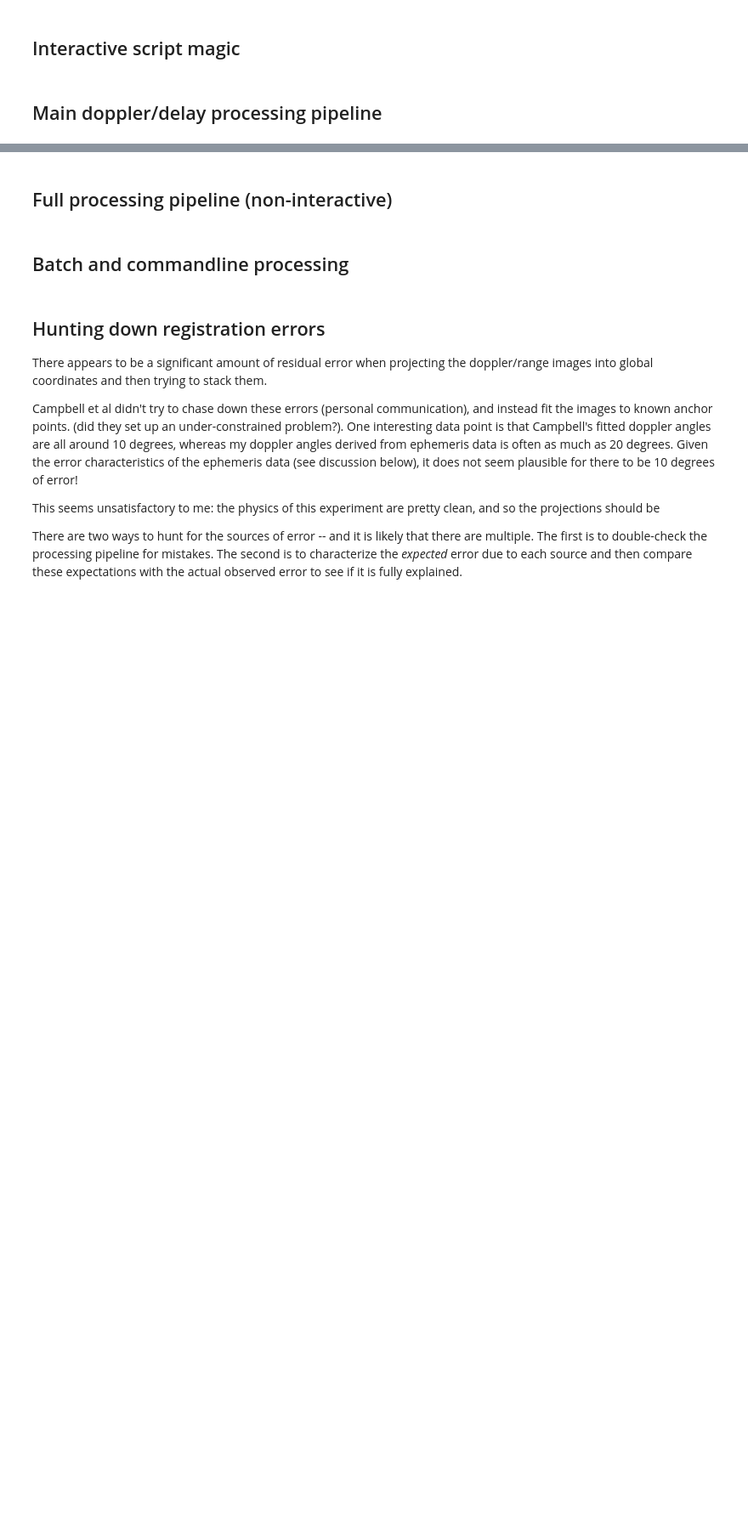
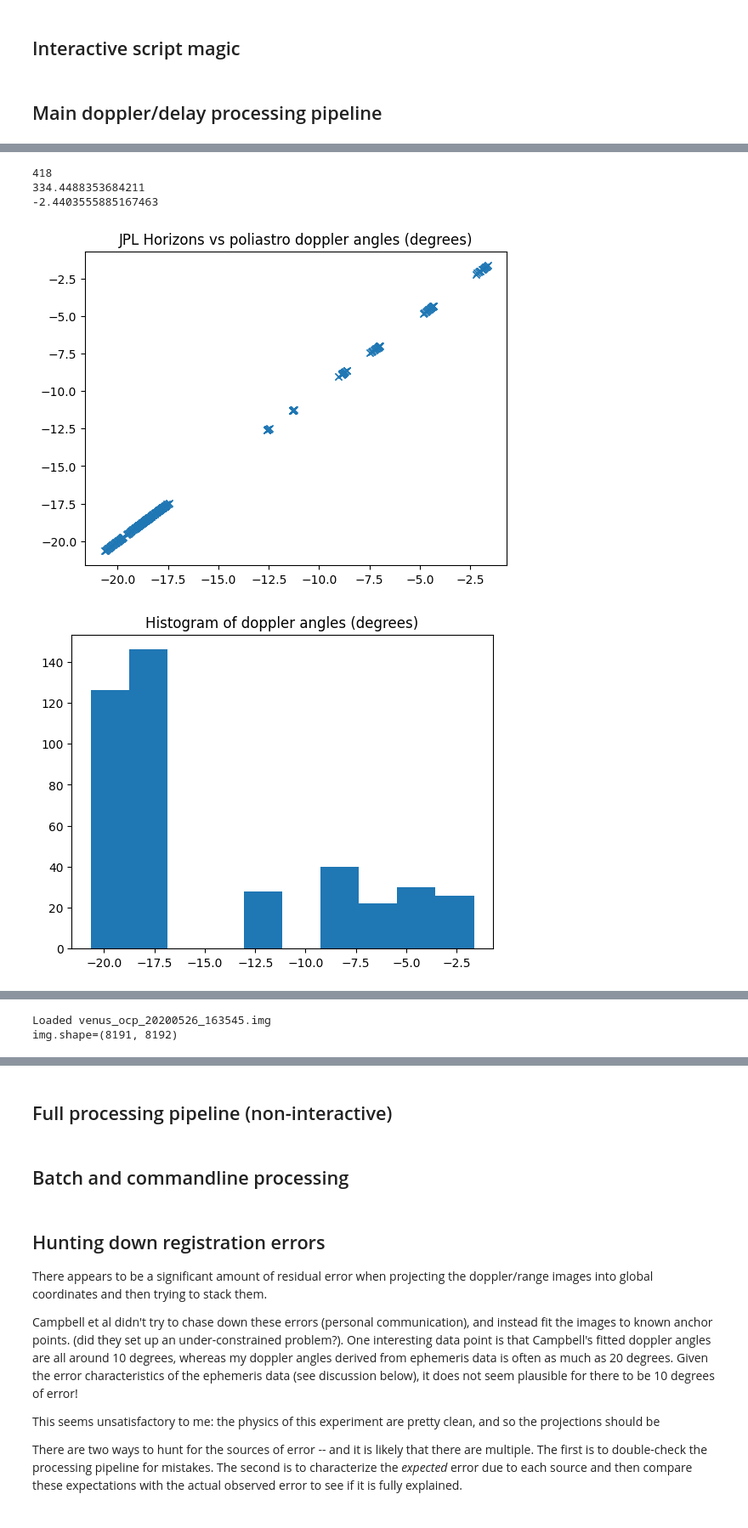
Before and after one commit to thandal/venera, a Jupyter notebook: radar_images.ipynb, the cells around one changed output, grey strips where cells are left out. Shown at 85% size. Drawn from its saved outputs; the diff is of its cells as text; code cells hidden in the pictures; blank space fills up the shorter version.

```diff
--- a/radar_images.ipynb
+++ b/radar_images.ipynb
@@ -259,6 +561,7 @@ if _interactive:
 # %%
 # Function: Load/fetch Horizons ephemeris data
 from astropy import time as at
+from astropy import units as au
 from astroquery.jplhorizons import Horizons
 
 def loadOrFetchHorizonsData(filename):
@@ -272,11 +575,15 @@ def loadOrFetchHorizonsData(filename):
     obj = Horizons(id='299',  # Venus
                    location='-1@399',  # Arecibo on Earth
                    epochs=[start_astrotime.jd, stop_astrotime.jd])
+    doppler_angle_poliastro = apparentRotationAngle_poliastro(start_astrotime)
+    doppler_angle_horizons = apparentRotationAngle_horizons(start_astrotime)
     hdata = {
           'start_astrotime': start_astrotime,
           'stop_astrotime': stop_astrotime,
           'ephemerides': obj.ephemerides(),
           'vectors': obj.vectors(),
+          'doppler_angle_poliastro': doppler_angle_poliastro,
+          'doppler_angle_horizons': doppler_angle_horizons,
         }
     pickle.dump(hdata, open(cache_filepath, 'wb'))
     return hdata
@@ -295,13 +602,17 @@ if _interactive: # Load sub-radar point (SRP) data
     eph = hdata['ephemerides']
     srp_lon_deg = eph['PDObsLon'][0]
     srp_lat_deg = eph['PDObsLat'][0]
+    doppler_angle_deg = hdata['doppler_angle_poliastro'].to(au.deg).value
+    np_ang_deg = eph['NPole_ang'][0]
+    np_dist_arcseconds = eph['NPole_dist'][0]
+    np_ra_deg = eph['NPole_RA'][0]
+    np_dec_deg = eph['NPole_DEC'][0]
     if 1:  # debug
         print(f"{start_astrotime=}")
         print(f"{srp_lon_deg=}")
         print(f"{srp_lat_deg=}")
-        print(f"{eph['NPole_ang'][0]=}")
-    if 1:  # debug
-        sky_delta_angle_poliastro = apparentRotationAngle_poliastro(start_astrotime)
-        print(f'{sky_delta_angle_poliastro.to(au.deg).value=}')
-        #sky_delta_angle_horizons = apparentRotationAngle_horizons(start_astrotime)
-        #print(f'{sky_delta_angle_horizons.to(au.deg).value=}')
+        print(f"{doppler_angle_deg=}")
+        print(f"{np_ang_deg=}")
+        print(f"{np_dist_arcseconds=}")
+        print(f"{np_ra_deg=}")
+        print(f"{np_dec_deg=}")
@@ -312,7 +641,8 @@ if 0: # debug: Compare ephemeris data
     NP_DIS_ARCSEC = []
     SRP_LON_DEG = []
     SRP_LAT_DEG = []
-    DOP_ANG_DEG = []
+    DOP_ANG_P_DEG = []
+    DOP_ANG_H_DEG = []
     AZ_DEG = []
     EL_DEG = []
     for f in os.listdir(DATA_PREFIX):
@@ -332,45 +662,51 @@ if 0: # debug: Compare ephemeris data
         SRP_LAT_DEG.append(eph['PDObsLat'][0])
         AZ_DEG.append(eph['AZ'][0])
         EL_DEG.append(eph['EL'][0])
-        if 1: # debug: Compare apparent rotation angles
-            sky_delta_angle_poliastro = apparentRotationAngle_poliastro(hdata['start_astrotime'])
-            #sky_delta_angle_horizons = apparentRotationAngle_horizons(hdata['start_astrotime'])
-            #print(f'{sky_delta_angle_poliastro.to(au.deg)=}')
-            #print(f'{sky_delta_angle_horizons.to(au.deg)=}')
-            DOP_ANG_DEG.append(sky_delta_angle_poliastro.to(au.deg).value)
-            #DOP_ANG_DEG.append(sky_delta_angle_horizons.to(au.deg).value)
+        DOP_ANG_P_DEG.append(hdata['doppler_angle_poliastro'].to(au.deg).value)
+        DOP_ANG_H_DEG.append(hdata['doppler_angle_horizons'].to(au.deg).value)
         #print(SRP['start_astrotime'], eph['PDObsLon'][0], eph['PDObsLat'][0])
     print(len(SRP_LON_DEG))
     print(np.mean(SRP_LON_DEG))
     print(np.mean(SRP_LAT_DEG))
 
-if 1: # debug
+if 0: # debug
     #pl.plot(NP_DIS_ARCSEC)
     #pl.plot(NP_ANG_DEG)
     #pl.plot(DOP_ANG_DEG)
     #NP_ANG = np.array(NP_ANG)
     #pl.plot(np.where(NP_ANG > 180, NP_ANG - 360, NP_ANG))
     #pl.plot(SRP_LAT)
 
+    # Compare poliastro and horizons doppler angles
+    pl.figure()
+    pl.plot(DOP_ANG_H_DEG, DOP_ANG_P_DEG, 'x')
+    pl.title('JPL Horizons vs poliastro doppler angles (degrees)')
+
     # Sanity check: Campbell says that doppler angles should be ~10 degrees!
     # ??? -- many of these are up to 20 degrees! Perhaps he wasn't looking at 1988, 2012, or 2020?
     pl.figure()
-    pl.hist(DOP_ANG_DEG)
+    pl.hist(DOP_ANG_H_DEG)
     pl.title('Histogram of doppler angles (degrees)')
 
     pl.figure()
-    pl.plot(YEAR, DOP_ANG_DEG, '.')
+    pl.plot(YEAR, DOP_ANG_H_DEG, '.')
     pl.title('Doppler angles by year')
 
     # Sanity check: sub radar points should be within ~10 degrees of the Venusian equator
     pl.figure()
     pl.plot(SRP_LON_DEG, SRP_LAT_DEG, ".")
     pl.axis('scaled')
     pl.title('Sub radar point location')
     pl.xlabel('longitude (degrees)')
     pl.ylabel('latitude (degrees)')
 
     # Sanity check: elevation should be close to the zenith for Arecibo!
     pl.figure()
     pl.plot(AZ_DEG, EL_DEG, '.')
     pl.title("Az/El")
+# %% [output]
+418
+334.4488353684211
+-2.4403555885167463
+[figure, added]
+[figure, added]
@@ -381,9 +720,12 @@ if _interactive:  # Load doppler delay image
     print(f"Loaded {filename}")
     print(f"{img.shape=}")
 
-    # HACK: 1988 and 2020 data seems to have flipped doppler!?
-    if lbl_dict['START_TIME'].startswith('1988') or lbl_dict['START_TIME'].startswith('2020'):
-        img = np.fliplr(img)
+    ## ??? HACK: 1988 and 2020 data seems to have flipped doppler!?
+    #if lbl_dict['START_TIME'].startswith('1988') or lbl_dict['START_TIME'].startswith('2020'):
+    #    img = np.fliplr(img)
+# %% [output]
+Loaded venus_ocp_20200526_163545.img
+img.shape=(8191, 8192)
 # %%
 # Function: first step of doppler delay image processing pipeline
 def coarsePreprocessDopplerDelay(img):
```
Also changed, not shown: parts of 21 cells of this notebook, 1 other file.
